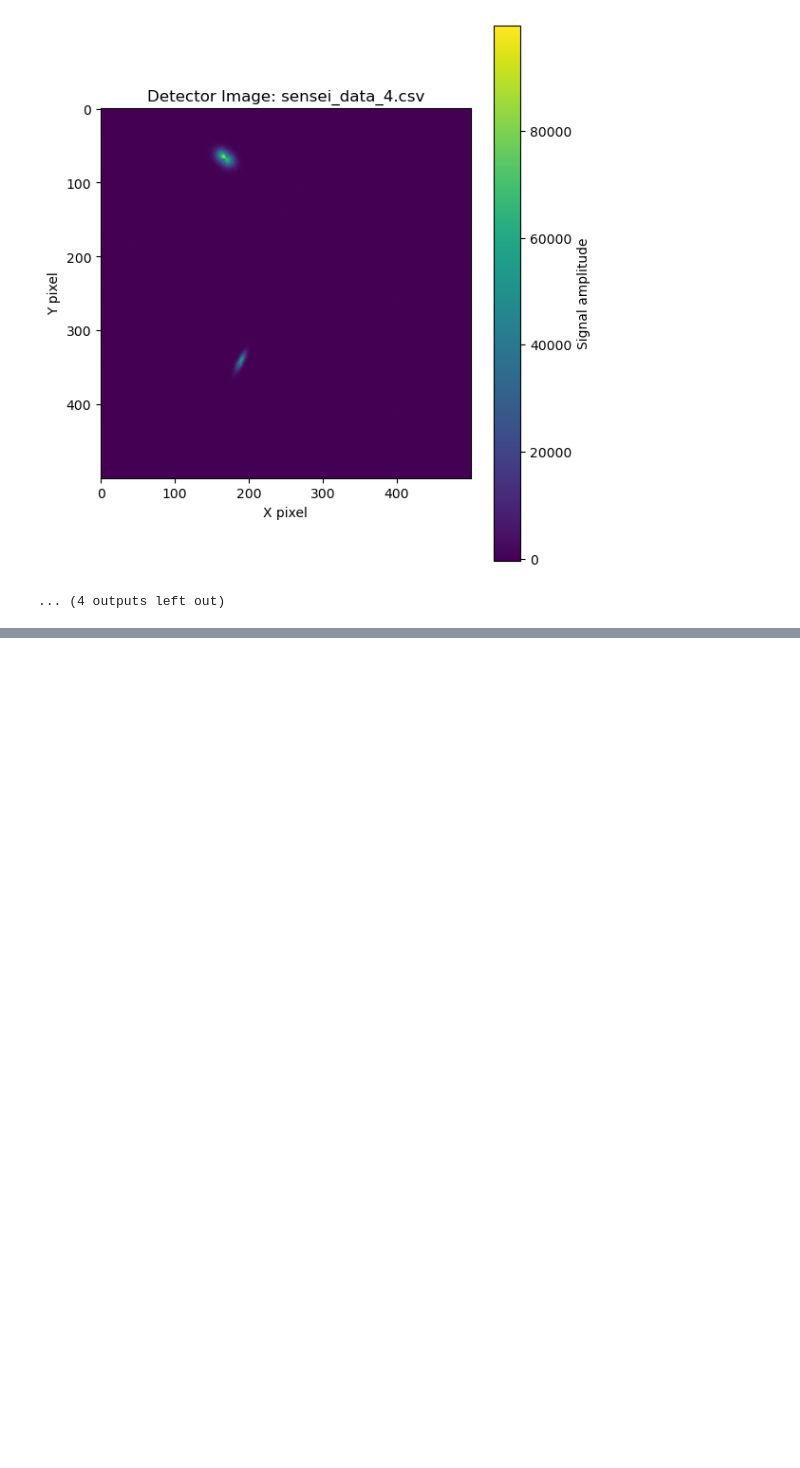
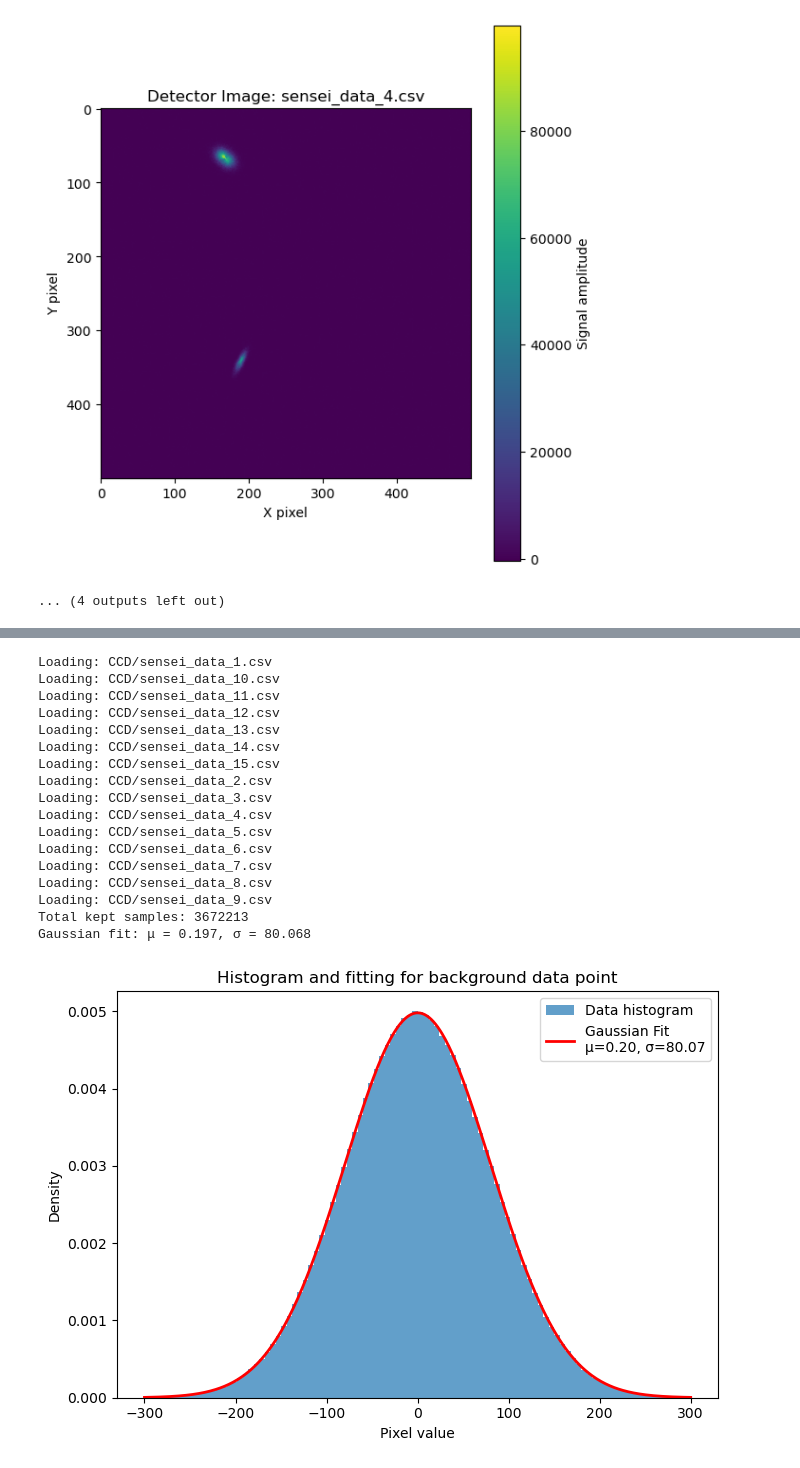
Before and after one commit to dowlingwong/GGI_CCDNR, a Jupyter notebook: CCD_viz.ipynb, the cells around one changed output, grey strips where cells are left out. Saved outputs shown, nothing was run; the diff lists cells and outputs as text; code cells hidden in the pictures; blank space fills up the shorter version.

```diff
--- a/CCD_viz.ipynb
+++ b/CCD_viz.ipynb
@@ -43,0 +97,68 @@ Found 15 CSV files.
+# %%
+import numpy as np
+import pandas as pd
+import matplotlib.pyplot as plt
+from scipy.stats import norm
+import glob
+import os
+
+folder = "CCD/"
+
+all_values = []
+
+# ---- Load and filter all CSVs ----
+for file in sorted(glob.glob(os.path.join(folder, "*.csv"))):
+    print("Loading:", file)
+
+    arr = pd.read_csv(file, header=None).values
+    flat = arr.flatten()
+
+    # Keep only values between -300 and 300
+    flat_masked = flat[(flat >= -300) & (flat <= 300)]
+
+    all_values.append(flat_masked)
+
+# Combine all values
+all_values = np.concatenate(all_values)
+print("Total kept samples:", len(all_values))
+
+# ---- Fit Gaussian ----
+mu, sigma = norm.fit(all_values)
+print(f"Gaussian fit: μ = {mu:.3f}, σ = {sigma:.3f}")
+
+# ---- Histogram ----
+plt.figure(figsize=(7,5))
+counts, bins, _ = plt.hist(all_values, bins=100, density=True, alpha=0.7,
+                            label="Data histogram")
+
+# Gaussian curve
+x = np.linspace(-300, 300, 500)
+pdf = norm.pdf(x, mu, sigma)
+plt.plot(x, pdf, 'r-', linewidth=2,
+         label=f"Gaussian Fit\nμ={mu:.2f}, σ={sigma:.2f}")
+
+plt.xlabel("Pixel value")
+plt.ylabel("Density")
+plt.title("Histogram and fitting for background data point")
+plt.legend()
+plt.tight_layout()
+plt.show()
+# %% [output]
+Loading: CCD/sensei_data_1.csv
+Loading: CCD/sensei_data_10.csv
+Loading: CCD/sensei_data_11.csv
+Loading: CCD/sensei_data_12.csv
+Loading: CCD/sensei_data_13.csv
+Loading: CCD/sensei_data_14.csv
+Loading: CCD/sensei_data_15.csv
+Loading: CCD/sensei_data_2.csv
+Loading: CCD/sensei_data_3.csv
+Loading: CCD/sensei_data_4.csv
+Loading: CCD/sensei_data_5.csv
+Loading: CCD/sensei_data_6.csv
+Loading: CCD/sensei_data_7.csv
+Loading: CCD/sensei_data_8.csv
+Loading: CCD/sensei_data_9.csv
+Total kept samples: 3672213
+Gaussian fit: μ = 0.197, σ = 80.068
+[figure, added]
```
Also changed, not shown: parts of 4 cells of this notebook, 4 other files.
